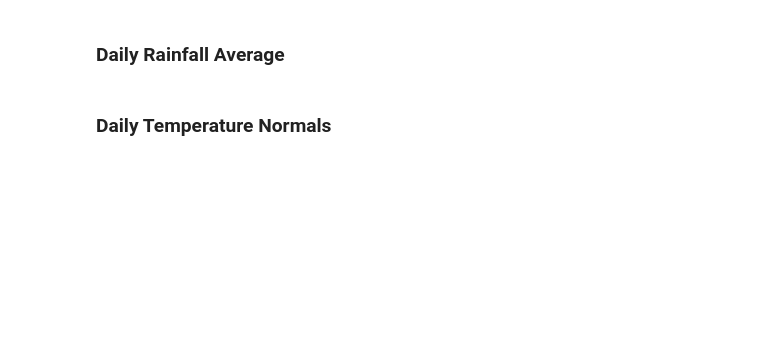
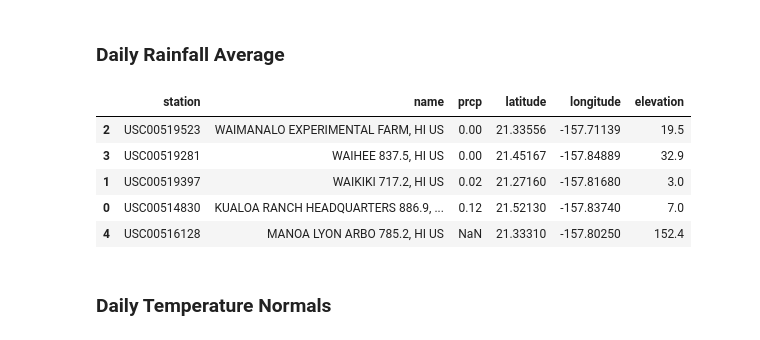
Before and after one commit to gw-sc/SQLalchemy-challenge, a Jupyter notebook: SurfsUp/temp_analysis_bonus_2_starter.ipynb, the cells around one changed output. Cells and saved outputs as stored; diff of their text form; code cells hidden in the pictures; blank space fills up the shorter version.

```diff
--- a/SurfsUp/temp_analysis_bonus_2_starter.ipynb
+++ b/SurfsUp/temp_analysis_bonus_2_starter.ipynb
@@ -86,7 +98,38 @@ NameError: name 'year' is not defined
 # %%
 # Calculate the total amount of rainfall per weather station for your trip dates using the previous year's
 # matching dates.
 # Sort this in descending order by precipitation amount and list the station, name, latitude, longitude, and elevation
+
+start = '2017-08-01'
+end = '2017-08-07'
+
+def rainfall(start, end):
+    columns = [
+        Measurement.station,
+        Station.name,
+        Measurement.prcp,
+        Station.latitude,
+        Station.longitude,
+        Station.elevation
+        ]
+
+    return session.query(*columns
+    ).filter(Measurement.station == Station.station
+    ).filter(Measurement.date >= start
+    ).filter(Measurement.date <= end
+    ).group_by(Station.name
+    ).order_by(Measurement.prcp.desc()).all()
+
+df = rainfall(start, end)
+df = pd.DataFrame(df).sort_values('prcp')
+df
+# %% [output]
+|  | station | name | prcp | latitude | longitude | elevation |
+| 2 | USC00519523 | WAIMANALO EXPERIMENTAL FARM, HI US | 0.00 | 21.33556 | -157.71139 | 19.5 |
+| 3 | USC00519281 | WAIHEE 837.5, HI US | 0.00 | 21.45167 | -157.84889 | 32.9 |
+| 1 | USC00519397 | WAIKIKI 717.2, HI US | 0.02 | 21.27160 | -157.81680 | 3.0 |
+| 0 | USC00514830 | KUALOA RANCH HEADQUARTERS 886.9, ... | 0.12 | 21.52130 | -157.83740 | 7.0 |
+| 4 | USC00516128 | MANOA LYON ARBO 785.2, HI US | NaN | 21.33310 | -157.80250 | 152.4 |
 # %% [markdown]
 ### Daily Temperature Normals
 # %%
```
Also changed, not shown: parts of 8 cells of this notebook, 3 other files.
